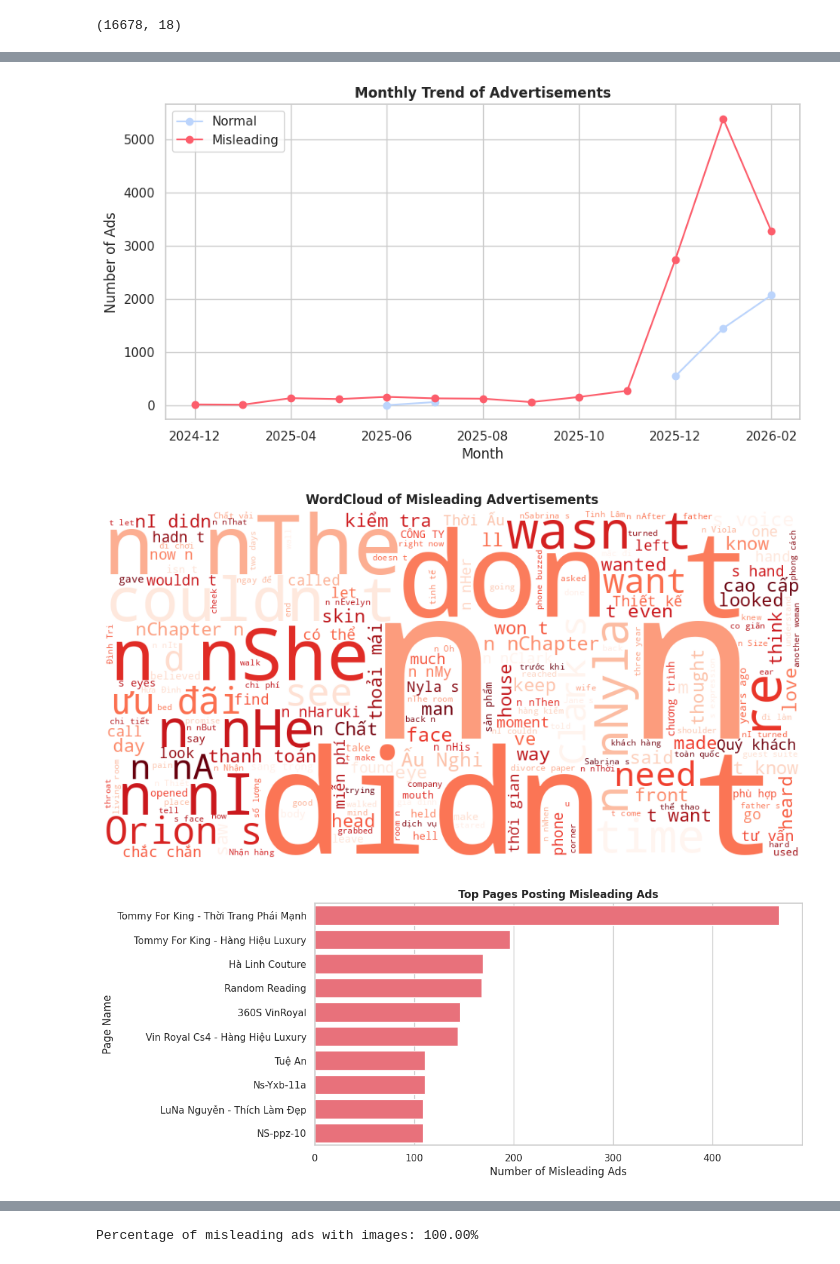
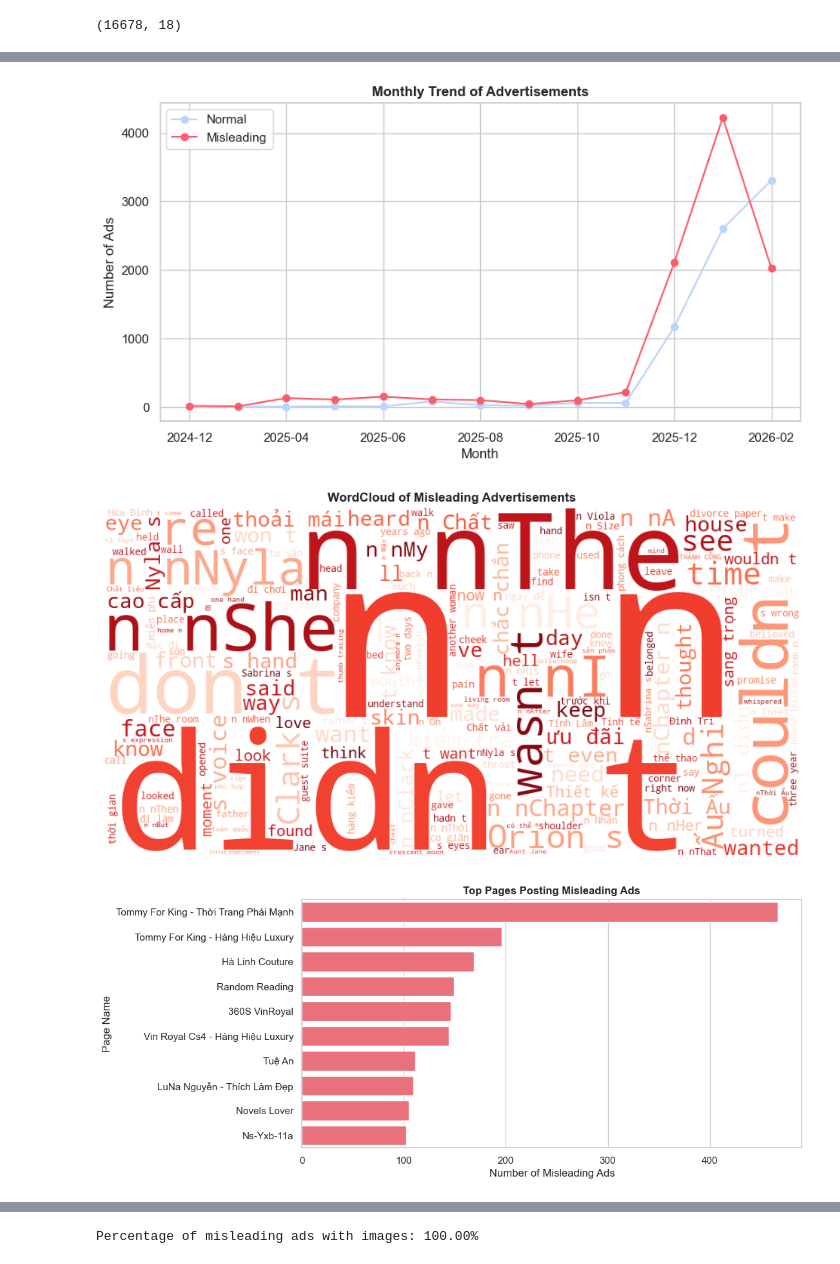
Before and after one commit to dateddy/mm_detect, a Jupyter notebook: notebooks/01_eda.ipynb, the cells around one changed output, grey strips where cells are left out. Cells and saved outputs as stored; diff of their text form; code cells hidden in the pictures.

```diff
--- a/notebooks/01_eda.ipynb
+++ b/notebooks/01_eda.ipynb
@@ -34,9 +14,31 @@ sns.set_theme(style="whitegrid", font_scale=1)
 normal_color = "#bbd4fc"      # green
 misleading_color = "#fc5d6b"  # red
 palette = [normal_color, misleading_color]
+
+def parse_literal_list(value):
+    if isinstance(value, list):
+        return value
+    if pd.isna(value):
+        return []
+    if isinstance(value, str):
+        try:
+            parsed = ast.literal_eval(value)
+        except (ValueError, SyntaxError):
+            return [value] if value else []
+        return parsed if isinstance(parsed, list) else [parsed]
+    return []
+
+def text_len(series):
+    return series.fillna('').map(str).str.len()
+
+def list_text(value):
+    values = parse_literal_list(value)
+    if values:
+        return ' '.join(map(str, values))
+    return '' if pd.isna(value) else str(value)
 # %%
 gsheet_url = 'https://docs.google.com/spreadsheets/d/e/2PACX-1vTy-E1TWgCnwcmHDShDD57oTe1AdSLldK01hjNMC1N8LviFZqyw0z_e2v3aID5mTUV8sE6pqUvmuqVc/pub?output=csv'
 
-df = pd.read_csv("C:/Users/Vivobook/Documents/mm_detect/data/raw/ads_vietnam_clean.csv")
+df = pd.read_csv("C:/Users/ezycloudx-admin/mm_detect/data/raw/ads_vietnam_clean.csv")
 display(df.head())
 # %% [output]
@@ -104,12 +103,12 @@ Passing `palette` without assigning `hue` is deprecated and will be removed in v
 # %%
-df['publisher_platforms'] = df['publisher_platforms'].apply(ast.literal_eval)
-platform_df = df.explode('publisher_platforms')
+df['publisher_platforms'] = df['publisher_platforms'].apply(parse_literal_list)
+platform_df = df.explode('publisher_platforms').reset_index(drop=True)
 
 plt.figure(figsize=(8,5))
 
 ax = sns.countplot(data=platform_df,
                    x='publisher_platforms',
-                   hue='missinformation',
+                   hue='misinformation',
                    palette=palette)
 
 plt.title("Distribution of Advertisements by Platform", weight='bold')
@@ -147,7 +146,7 @@ plt.show()
 df['ad_creation_time'] = pd.to_datetime(df['ad_creation_time'])
 
 monthly = df.groupby([df['ad_creation_time'].dt.to_period('M'),
-                      'missinformation']).size().unstack()
+                      'misinformation']).size().unstack()
 
 monthly.index = monthly.index.astype(str)
 
@@ -163,29 +162,29 @@ plt.legend(['Normal','Misleading'])
 
 plt.show()
 # %% [output]
-[figure, old version]
+[figure, new version]
 # %%
-mis_text = df[df['missinformation']==1]['ad_creative_bodies'].astype(str)
+mis_text = df.loc[df['misinformation'] == 1, 'ad_creative_bodies'].dropna().map(str)
 
 text = " ".join(mis_text)
 
 wordcloud = WordCloud(width=1000,
                       height=500,
                       background_color='white',
                       colormap='Reds').generate(text)
 
 plt.figure(figsize=(12,6))
 
 plt.imshow(wordcloud)
 plt.axis('off')
 
 plt.title("WordCloud of Misleading Advertisements", weight='bold')
 
 plt.show()
 # %% [output]
-[figure, old version]
+[figure, new version]
 # %%
-top_pages = df[df['missinformation']==1]['page_name'].value_counts().head(10)
+top_pages = df[df['misinformation']==1]['page_name'].value_counts().head(10)
 
 plt.figure(figsize=(10,5))
 
@@ -199,7 +198,7 @@ plt.ylabel("Page Name")
 
 plt.show()
 # %% [output]
-[figure, old version]
+[figure, new version]
 # %%
 df['ad_delivery_start_time'] = pd.to_datetime(df['ad_delivery_start_time'])
 df['ad_delivery_stop_time'] = pd.to_datetime(df['ad_delivery_stop_time'])
```
Also changed, not shown: parts of 30 cells of this notebook, 3 other files.
